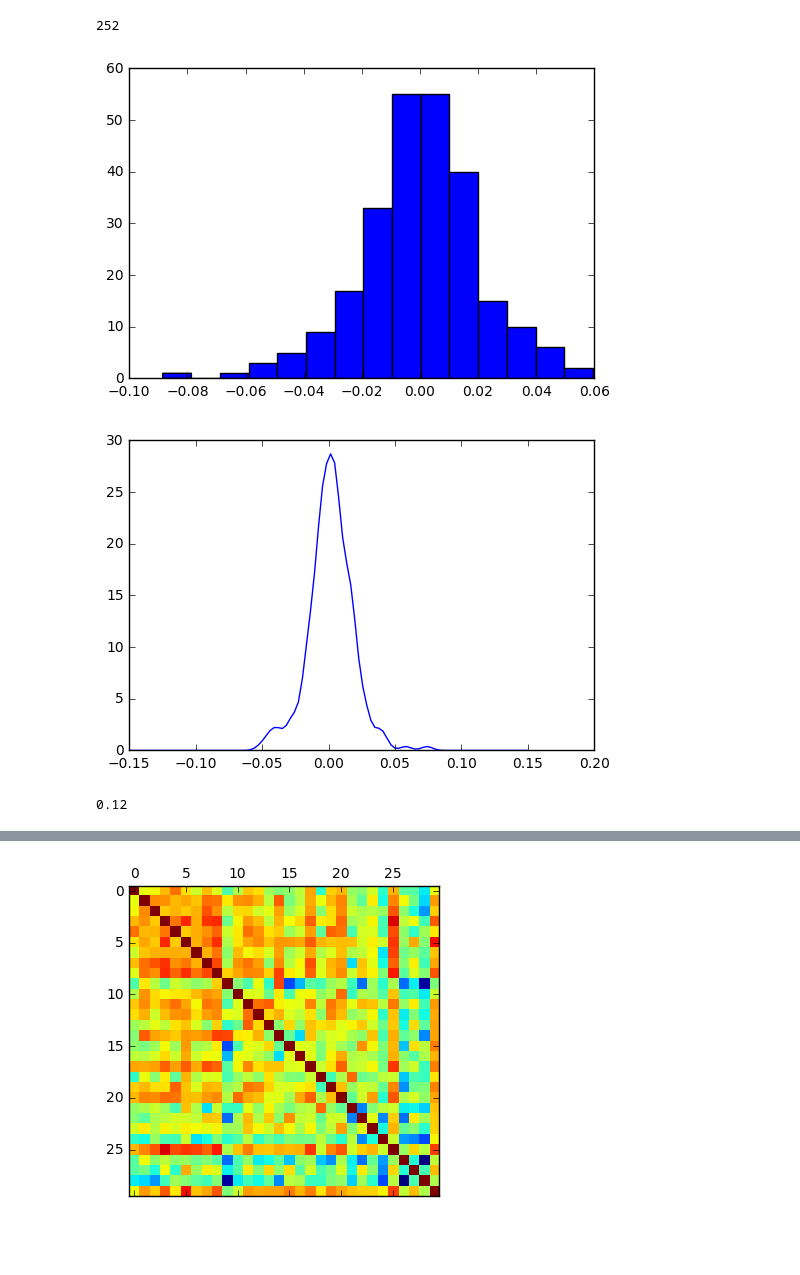
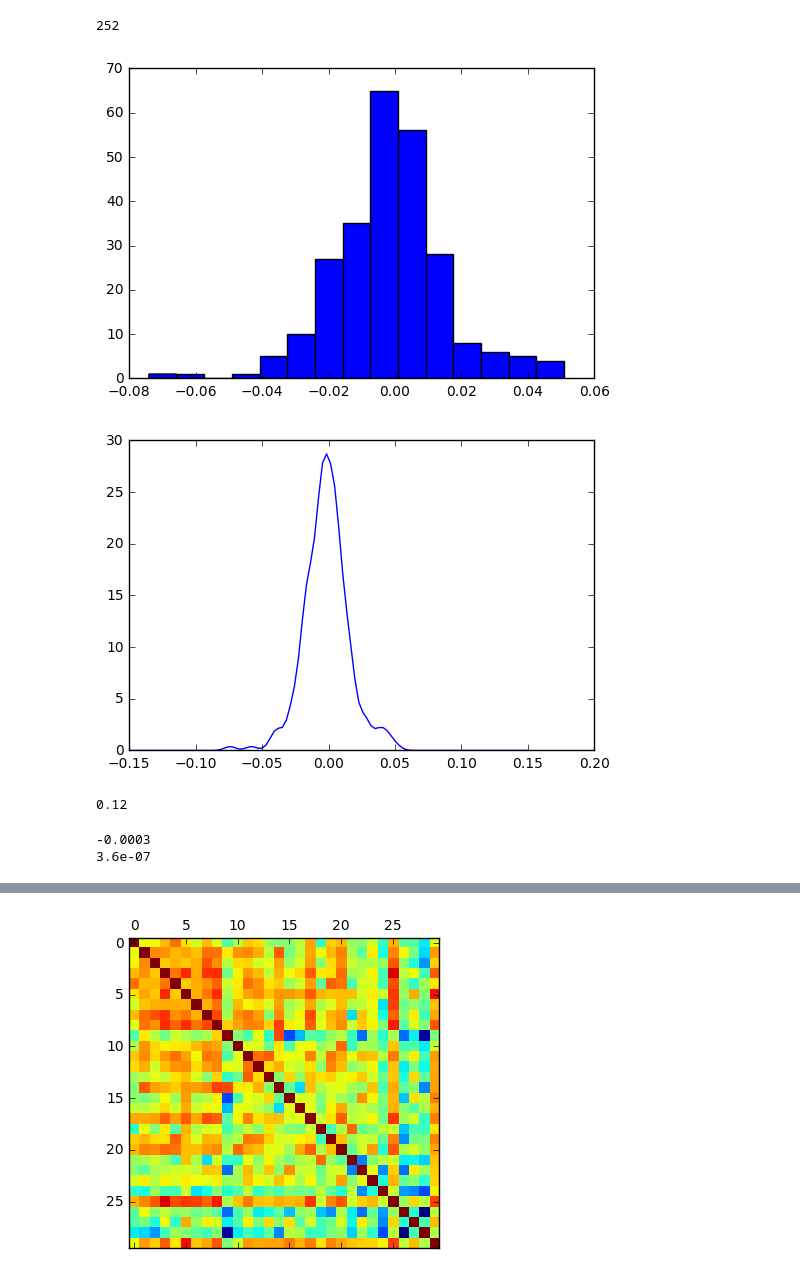
Before and after one commit to mistakemisure/tmp, a Jupyter notebook: ne_kalyagin_lab.ipynb, the cells around one changed output, grey strips where cells are left out. Saved outputs shown, nothing was run; the diff lists cells and outputs as text; code cells hidden in the pictures; blank space fills up the shorter version.

```diff
--- a/ne_kalyagin_lab.ipynb
+++ b/ne_kalyagin_lab.ipynb
@@ -117,19 +117,22 @@ def histPlotter(companies):
         plt.hist(logProf[company],bins= int(math.sqrt(len(logProf[company]))))
     plt.show()
 # %%
-histPlotter([1,])
+histPlotter([0,])
 # %% [output]
-[figure, old version]
+[figure, new version]
 # %%
 from scipy.stats import gaussian_kde
-density = gaussian_kde(logProf[0])
+
+comp = 0
+
+density = gaussian_kde(logProf[comp])
 xs = np.linspace(-0.15,0.15,100)
 density.covariance_factor = lambda : .25
 density._compute_covariance()
 plt.plot(xs,density(xs))
 plt.show()
 # %% [output]
-[figure, old version]
+[figure, new version]
 # %%
 n0 = len(logProf[0])
 n1 = len(logProf[1])
@@ -142,3 +156,12 @@ p
+# %%
+e = E(logProf, 1)
+d = D(logProf, 1)
+
+print e
+print d
+# %% [output]
+-0.0003
+3.6e-07
 # %%
 R = np.zeros([len(logProf),len(logProf)])
 
```
Also changed, not shown: parts of 14 cells of this notebook.
